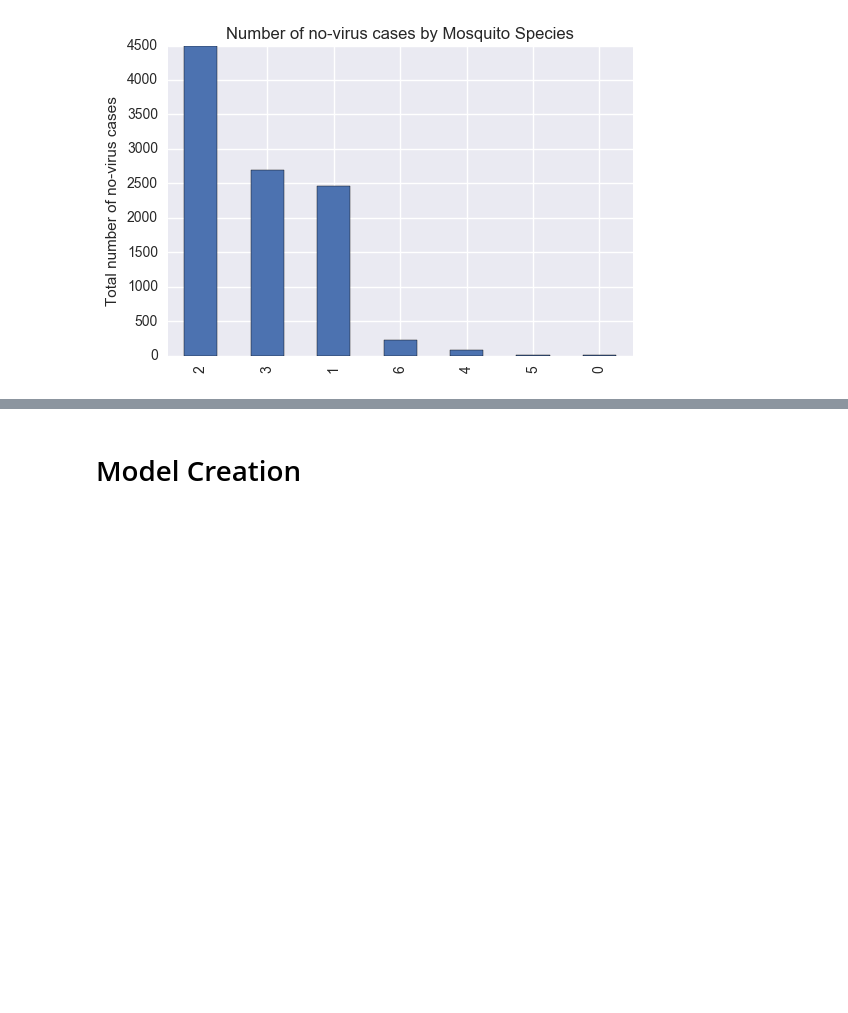
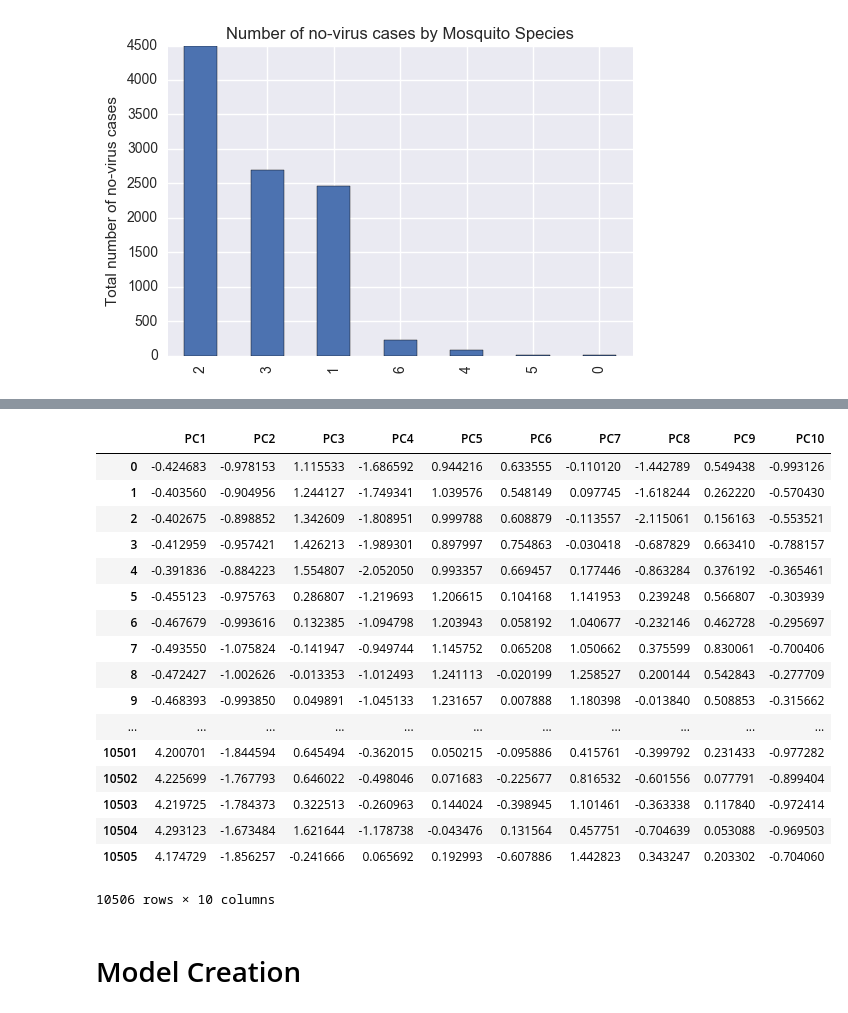
Before and after one commit to micahhp/WestNile, a Jupyter notebook: workbooks/west_nile_rn-v.1.3.ipynb, the cells around one changed output, grey strips where cells are left out. Cells and saved outputs as stored; diff of their text form; code cells hidden in the pictures; blank space fills up the shorter version.

```diff
--- a/workbooks/west_nile_rn-v.1.3.ipynb
+++ b/workbooks/west_nile_rn-v.1.3.ipynb
@@ -312,3 +402,32 @@ plt.show()
+# %%
+from sklearn.decomposition import PCA
+
+pcask = PCA(n_components = 10)
+
+pcaY = pcask.fit_transform(XStand)
+
+pcaYdf = pd.DataFrame(pcaY, columns = ["PC1","PC2","PC3","PC4","PC5","PC6","PC7","PC8","PC9","PC10"])
+
+pcaYdf
+# %% [output]
+|  | PC1 | PC2 | PC3 | PC4 | PC5 | PC6 | PC7 | PC8 | PC9 | PC10 |
+| 0 | -0.424683 | -0.978153 | 1.115533 | -1.686592 | 0.944216 | 0.633555 | -0.110120 | -1.442789 | 0.549438 | -0.993126 |
+| 1 | -0.403560 | -0.904956 | 1.244127 | -1.749341 | 1.039576 | 0.548149 | 0.097745 | -1.618244 | 0.262220 | -0.570430 |
+| 2 | -0.402675 | -0.898852 | 1.342609 | -1.808951 | 0.999788 | 0.608879 | -0.113557 | -2.115061 | 0.156163 | -0.553521 |
+| 3 | -0.412959 | -0.957421 | 1.426213 | -1.989301 | 0.897997 | 0.754863 | -0.030418 | -0.687829 | 0.663410 | -0.788157 |
+| 4 | -0.391836 | -0.884223 | 1.554807 | -2.052050 | 0.993357 | 0.669457 | 0.177446 | -0.863284 | 0.376192 | -0.365461 |
+| 5 | -0.455123 | -0.975763 | 0.286807 | -1.219693 | 1.206615 | 0.104168 | 1.141953 | 0.239248 | 0.566807 | -0.303939 |
+| 6 | -0.467679 | -0.993616 | 0.132385 | -1.094798 | 1.203943 | 0.058192 | 1.040677 | -0.232146 | 0.462728 | -0.295697 |
+| 7 | -0.493550 | -1.075824 | -0.141947 | -0.949744 | 1.145752 | 0.065208 | 1.050662 | 0.375599 | 0.830061 | -0.700406 |
+| 8 | -0.472427 | -1.002626 | -0.013353 | -1.012493 | 1.241113 | -0.020199 | 1.258527 | 0.200144 | 0.542843 | -0.277709 |
+| 9 | -0.468393 | -0.993850 | 0.049891 | -1.045133 | 1.231657 | 0.007888 | 1.180398 | -0.013840 | 0.508853 | -0.315662 |
+| ... | ... | ... | ... | ... | ... | ... | ... | ... | ... | ... |
+| 10501 | 4.200701 | -1.844594 | 0.645494 | -0.362015 | 0.050215 | -0.095886 | 0.415761 | -0.399792 | 0.231433 | -0.977282 |
+| 10502 | 4.225699 | -1.767793 | 0.646022 | -0.498046 | 0.071683 | -0.225677 | 0.816532 | -0.601556 | 0.077791 | -0.899404 |
+| 10503 | 4.219725 | -1.784373 | 0.322513 | -0.260963 | 0.144024 | -0.398945 | 1.101461 | -0.363338 | 0.117840 | -0.972414 |
+| 10504 | 4.293123 | -1.673484 | 1.621644 | -1.178738 | -0.043476 | 0.131564 | 0.457751 | -0.704639 | 0.053088 | -0.969503 |
+| 10505 | 4.174729 | -1.856257 | -0.241666 | 0.065692 | 0.192993 | -0.607886 | 1.442823 | 0.343247 | 0.203302 | -0.704060 |
+10506 rows × 10 columns
 # %% [markdown]
 # Model Creation
 # %%
```
Also changed, not shown: parts of 24 cells of this notebook.
